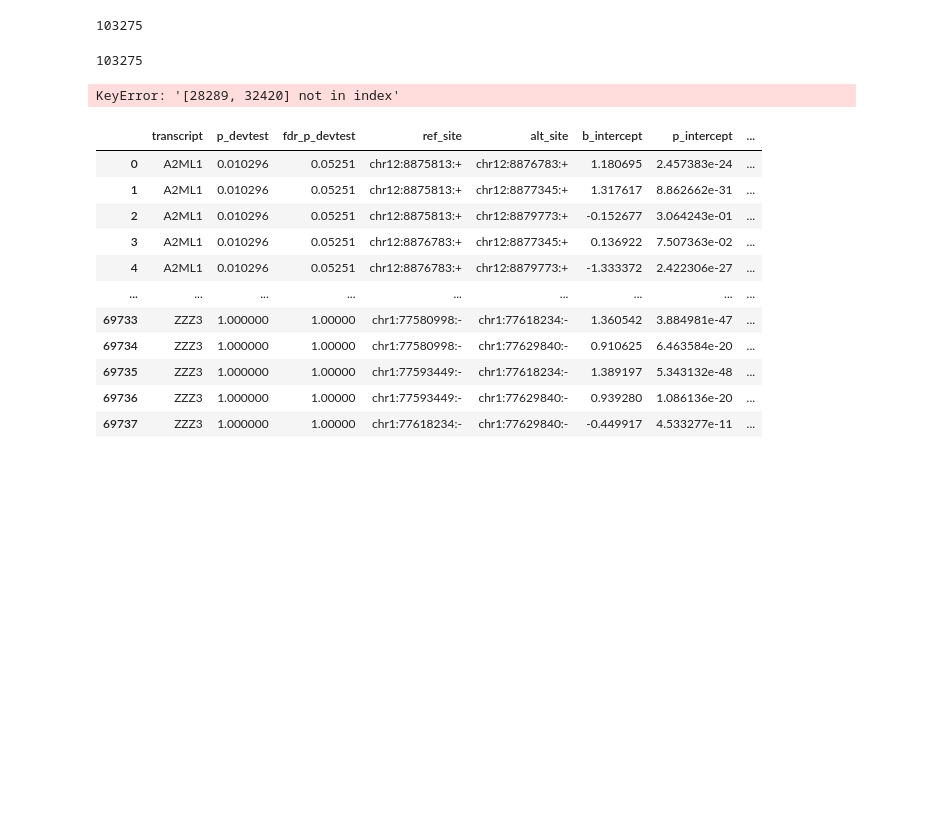
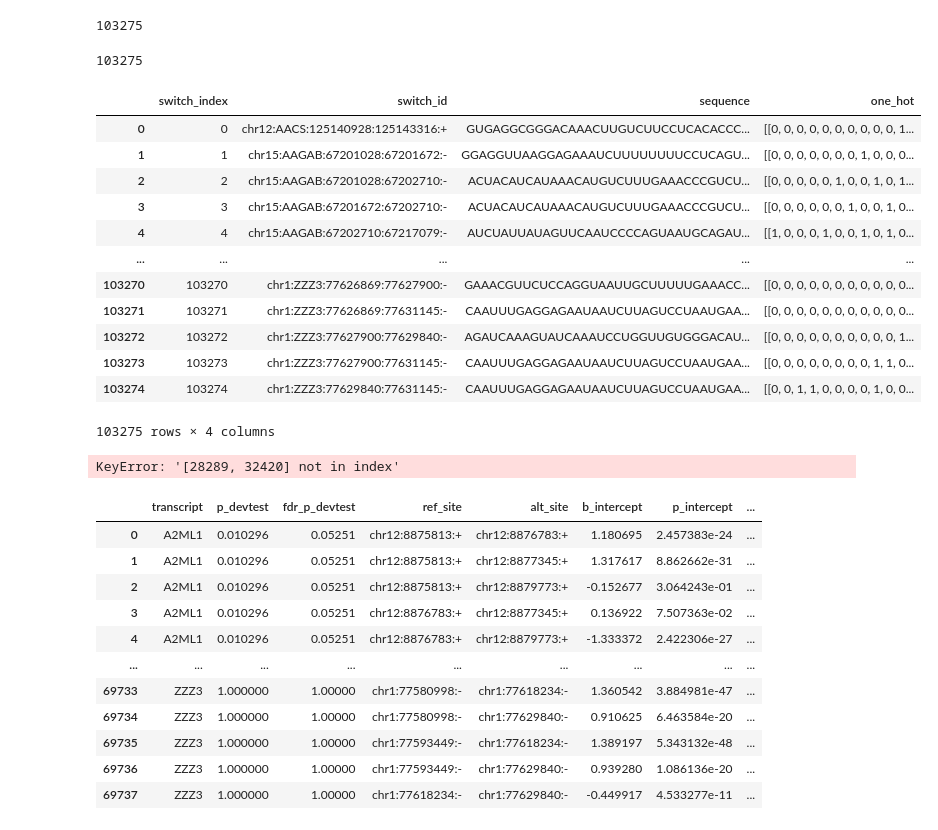
Before and after one commit to AidenSb/APA, a Jupyter notebook: For_DL_model/processing_the_input_Data_2.ipynb, the cells around one changed output. Drawn from its saved outputs; the diff is of its cells as text; code cells hidden in the pictures; blank space fills up the shorter version.

```diff
--- a/For_DL_model/processing_the_input_Data_2.ipynb
+++ b/For_DL_model/processing_the_input_Data_2.ipynb
@@ -113,3 +113,26 @@ def makes_seqs_ready(seq,max_len,left_pad_max):
     return seq
 # %%
 one_hot_values = { key : makes_seqs_ready(seq, 16000, 10) for key, seq in transcribed_sequences.items()}
+# %%
+keys = list(one_hot_values.keys())
+seqs = [transcribed_sequences[k] for k in keys]
+indexes = list(range(len(keys)))
+onehots = [one_hot_values[k] for k in keys]
+
+seqs_data = pd.DataFrame([indexes, keys, seqs, onehots]).T
+seqs_data.columns = ['switch_index', 'switch_id', 'sequence', 'one_hot']
+seqs_data
+# %% [output]
+|  | switch_index | switch_id | sequence | one_hot |
+| 0 | 0 | chr12:AACS:125140928:125143316:+ | GUGAGGCGGGACAAACUUGUCUUCCUCACACCC... | [[0, 0, 0, 0, 0, 0, 0, 0, 0, 0, 1... |
+| 1 | 1 | chr15:AAGAB:67201028:67201672:- | GGAGGUUAAGGAGAAAUCUUUUUUUUCCUCAGU... | [[0, 0, 0, 0, 0, 0, 0, 1, 0, 0, 0... |
+| 2 | 2 | chr15:AAGAB:67201028:67202710:- | ACUACAUCAUAAACAUGUCUUUGAAACCCGUCU... | [[0, 0, 0, 0, 0, 1, 0, 0, 1, 0, 1... |
+| 3 | 3 | chr15:AAGAB:67201672:67202710:- | ACUACAUCAUAAACAUGUCUUUGAAACCCGUCU... | [[0, 0, 0, 0, 0, 0, 1, 0, 0, 1, 0... |
+| 4 | 4 | chr15:AAGAB:67202710:67217079:- | AUCUAUUAUAGUUCAAUCCCCAGUAAUGCAGAU... | [[1, 0, 0, 0, 1, 0, 0, 1, 0, 1, 0... |
+| ... | ... | ... | ... | ... |
+| 103270 | 103270 | chr1:ZZZ3:77626869:77627900:- | GAAACGUUCUCCAGGUAAUUGCUUUUUGAAACC... | [[0, 0, 0, 0, 0, 0, 0, 0, 0, 0, 0... |
+| 103271 | 103271 | chr1:ZZZ3:77626869:77631145:- | CAAUUUGAGGAGAAUAAUCUUAGUCCUAAUGAA... | [[0, 0, 0, 0, 0, 0, 0, 0, 0, 0, 0... |
+| 103272 | 103272 | chr1:ZZZ3:77627900:77629840:- | AGAUCAAAGUAUCAAAUCCUGGUUGUGGGACAU... | [[0, 0, 0, 0, 0, 0, 0, 0, 0, 0, 1... |
+| 103273 | 103273 | chr1:ZZZ3:77627900:77631145:- | CAAUUUGAGGAGAAUAAUCUUAGUCCUAAUGAA... | [[0, 0, 0, 0, 0, 0, 0, 0, 1, 1, 0... |
+| 103274 | 103274 | chr1:ZZZ3:77629840:77631145:- | CAAUUUGAGGAGAAUAAUCUUAGUCCUAAUGAA... | [[0, 0, 1, 1, 0, 0, 0, 0, 1, 0, 0... |
+103275 rows × 4 columns
```
Also changed, not shown: parts of 1 cell of this notebook.
